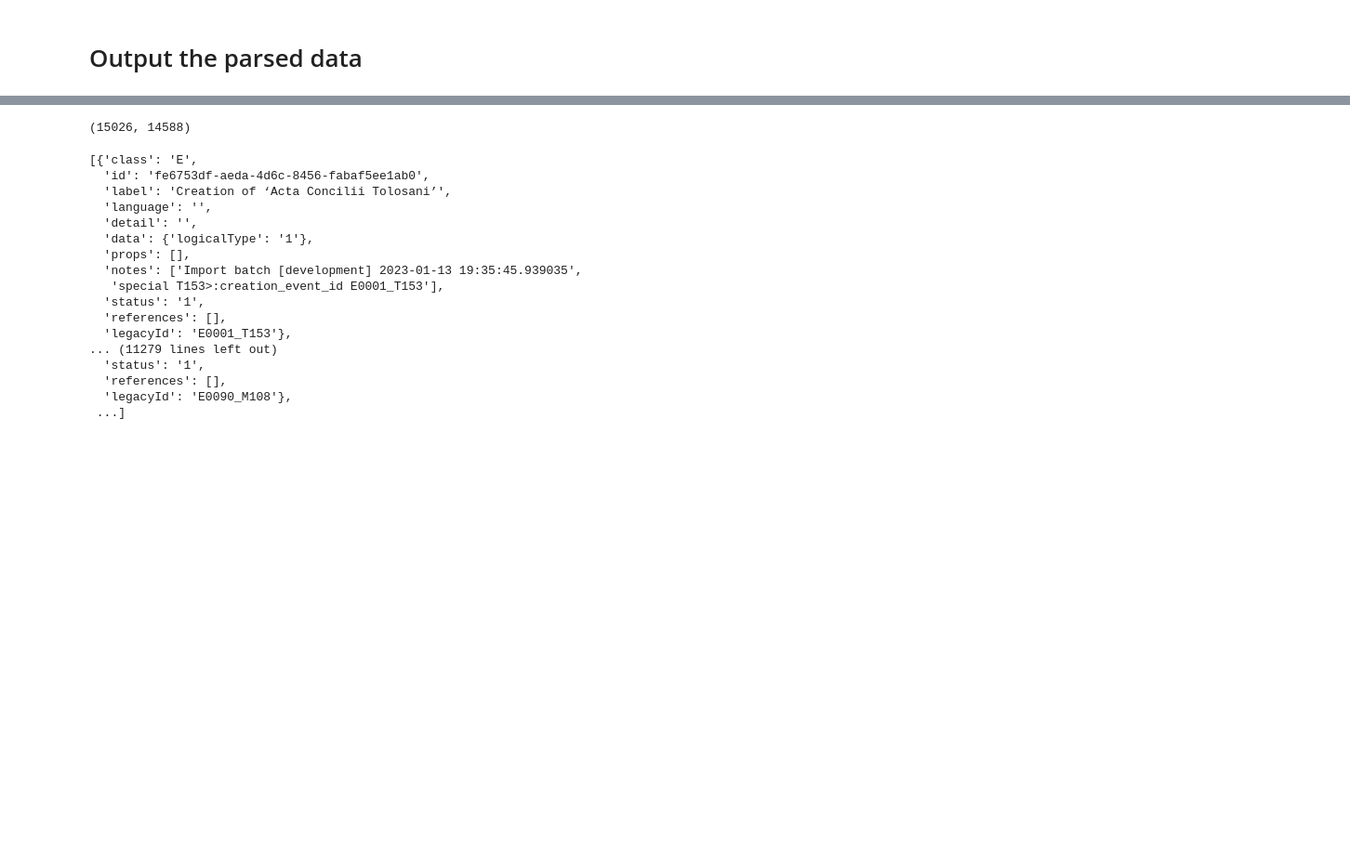
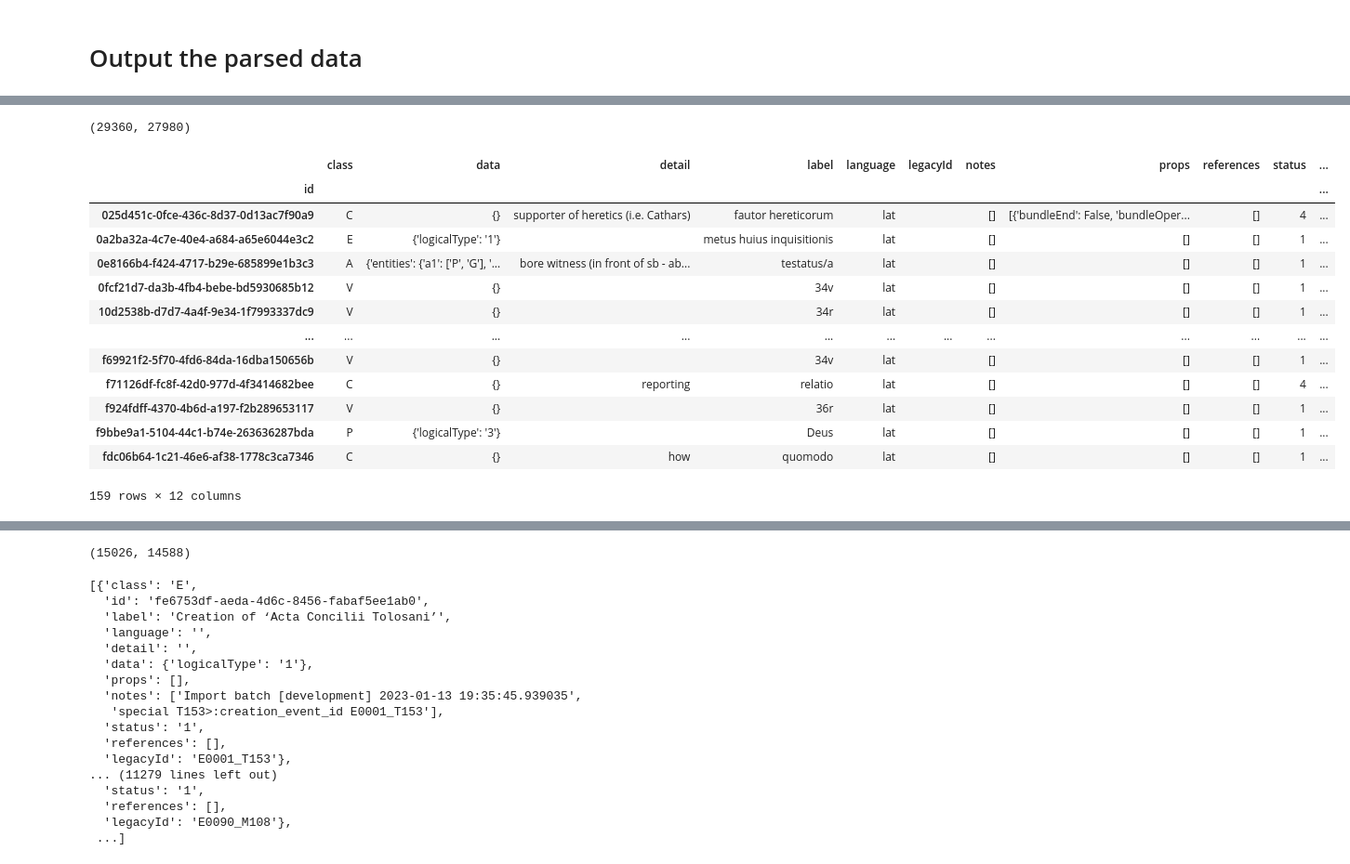
Before and after one commit to tomaham/InkVisitor, a Jupyter notebook: packages/database/scripts/parse-development.ipynb, the cells around one changed output, grey strips where cells are left out. Shown: that part at 93% size. Cells and saved outputs as stored; diff of their text form; code cells hidden in the pictures; blank space fills up the shorter version.

Commit message:
new, possibly last import batch, before hck3 (brackets in label preserved)

```diff
--- a/packages/database/scripts/parse-development.ipynb
+++ b/packages/database/scripts/parse-development.ipynb
@@ -971,12 +952,22 @@ robert_data1920 = {
   "audits": json.load(open("../datasets/experiments/diff1920/audits.json","r"))
 }
 
+robert_data2021 = {
+  "entities": json.load(open("../datasets/experiments/diff2021/entities.json","r")),
+  "relations": json.load(open("../datasets/experiments/diff2021/relations.json","r")),
+  "audits": json.load(open("../datasets/experiments/diff2021/audits.json","r"))
+}
+
+
 r_entities1317 = json.dumps(robert_data1317["entities"])[1:-1]
 r_entities1719 = json.dumps(robert_data1719["entities"])[1:-1]
 r_entities1920 = json.dumps(robert_data1920["entities"])[1:-1]
+r_entities2021 = json.dumps(robert_data2021["entities"])[1:-1]
+
 r_relations1317 = json.dumps(robert_data1317['relations'])[1:-1]
 r_relations1719 = json.dumps(robert_data1719['relations'])[1:-1]
 r_relations1920 = json.dumps(robert_data1920['relations'])[1:-1]
+r_relations2021 = json.dumps(robert_data2021['relations'])[1:-1]
 #r_audits = json.dumps(robert_data['audits'])[1:len(str(robert_data['audits']))-1]
 # %%
 # ideal "2023-01-13T20:05:56Z"
@@ -1069,0 +1087,35 @@ logger.info("END")
+# %%
+# simple 2 strategy
+
+parsed_e_df = pd.DataFrame(json.load(open("../datasets/all-parsed-wr/entities.json","r"))).fillna("").set_index("id")
+parsed_r_df = pd.DataFrame(json.load(open("../datasets/all-parsed-wr/relations.json","r"))).fillna("").set_index("id")
+parsed_a_df = pd.DataFrame(json.load(open("../datasets/all-parsed-wr/audits.json","r"))).fillna("").set_index("id")
+
+ddb1_e_df = pd.DataFrame(json.load(open("../datasets/experiments/21/entities.json","r"))).fillna("").set_index("id")
+ddb1_r_df = pd.DataFrame(json.load(open("../datasets/experiments/21/relations.json","r"))).fillna("").set_index("id")
+ddb1_a_df = pd.DataFrame(json.load(open("../datasets/experiments/21/audits.json","r"))).fillna("").set_index("id")
+# %%
+len(parsed_e_df), len(ddb1_e_df)
+# %% [output]
+(29360, 27980)
+# %%
+ddb1_e_df['notes_s'] = ddb1_e_df['notes'].astype(str)
+# %%
+# robert_e_df = ddb1_e_df[(~ddb1_e_df.index.isin(parsed_e_df.index)) & (ddb1_e_df['notes'].str.contains("Import"))]
+robert_e_df = ddb1_e_df[~ddb1_e_df['notes_s'].str.contains("Import")]
+robert_e_df
+# %% [output]
+|  | class | data | detail | label | language | legacyId | notes | props | references | status | ... |
+| id |  |  |  |  |  |  |  |  |  |  | ... |
+| 025d451c-0fce-436c-8d37-0d13ac7f90a9 | C | {} | supporter of heretics (i.e. Cathars) | fautor hereticorum | lat |  | [] | [{'bundleEnd': False, 'bundleOper... | [] | 4 | ... |
+| 0a2ba32a-4c7e-40e4-a684-a65e6044e3c2 | E | {'logicalType': '1'} |  | metus huius inquisitionis | lat |  | [] | [] | [] | 1 | ... |
+| 0e8166b4-f424-4717-b29e-685899e1b3c3 | A | {'entities': {'a1': ['P', 'G'], '... | bore witness (in front of sb - ab... | testatus/a | lat |  | [] | [] | [] | 1 | ... |
+| 0fcf21d7-da3b-4fb4-bebe-bd5930685b12 | V | {} |  | 34v | lat |  | [] | [] | [] | 1 | ... |
+| 10d2538b-d7d7-4a4f-9e34-1f7993337dc9 | V | {} |  | 34r | lat |  | [] | [] | [] | 1 | ... |
+| ... | ... | ... | ... | ... | ... | ... | ... | ... | ... | ... | ... |
+| f69921f2-5f70-4fd6-84da-16dba150656b | V | {} |  | 34v | lat |  | [] | [] | [] | 1 | ... |
+| f71126df-fc8f-42d0-977d-4f3414682bee | C | {} | reporting | relatio | lat |  | [] | [] | [] | 4 | ... |
+| f924fdff-4370-4b6d-a197-f2b289653117 | V | {} |  | 36r | lat |  | [] | [] | [] | 1 | ... |
+| f9bbe9a1-5104-44c1-b74e-263636287bda | P | {'logicalType': '3'} |  | Deus | lat |  | [] | [] | [] | 1 | ... |
+| fdc06b64-1c21-46e6-af38-1778c3ca7346 | C | {} | how | quomodo | lat |  | [] | [] | [] | 1 | ... |
+159 rows × 12 columns
```
Also changed, not shown: parts of 44 cells of this notebook, 38 other files.
